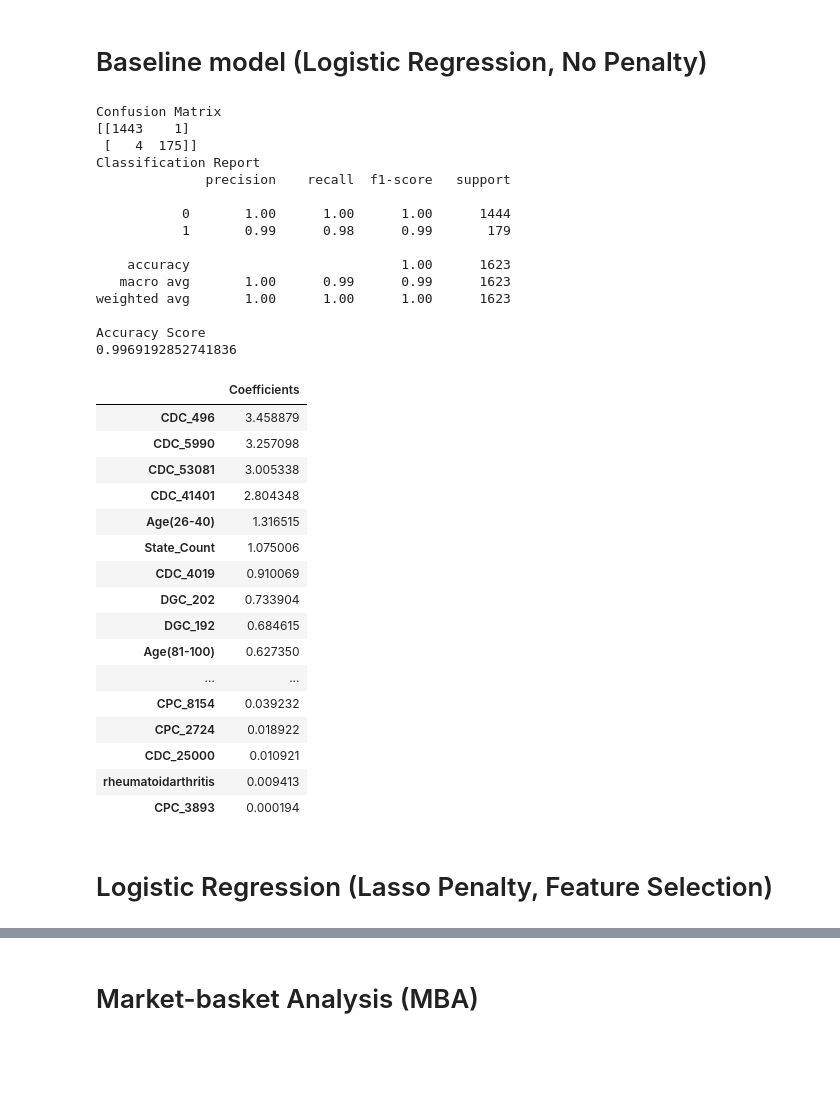
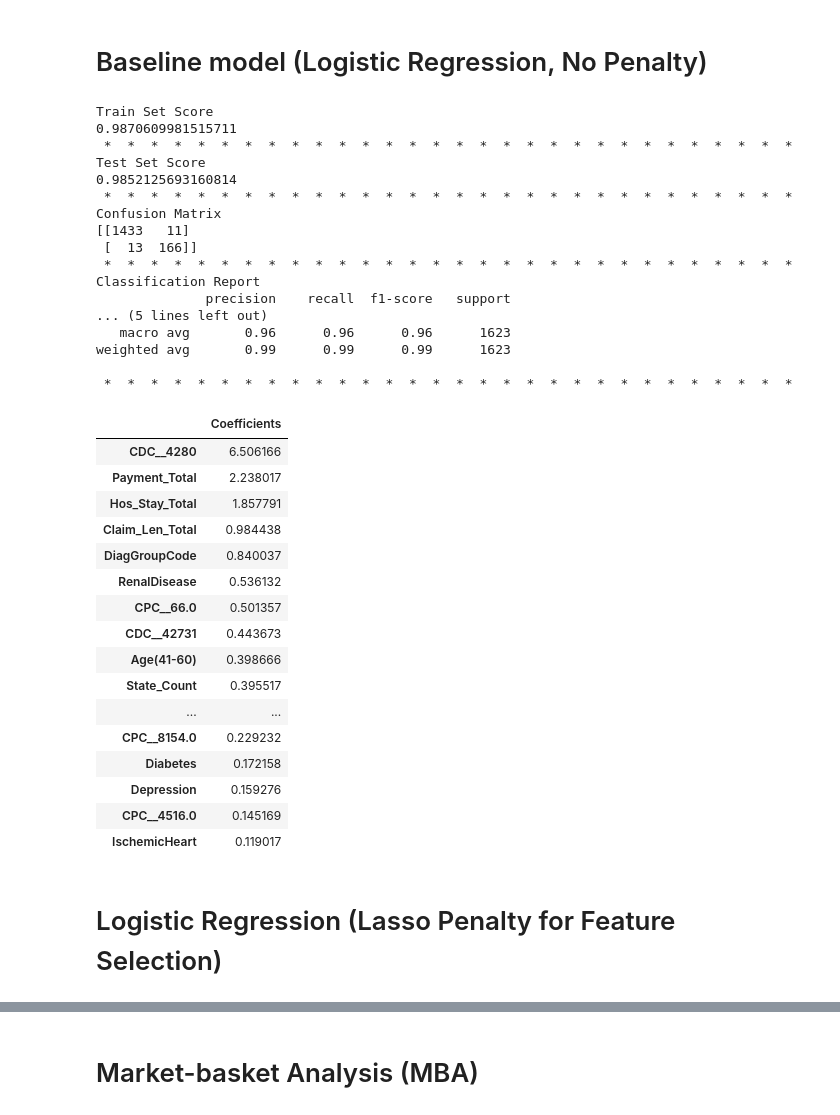
Before and after one commit to SubornaN/Health_Care_Fraud_Detection, a Jupyter notebook: Fraud_Detection_EDA_4.ipynb, the cells around one changed output, grey strips where cells are left out. Saved outputs shown, nothing was run; the diff lists cells and outputs as text; code cells hidden in the pictures; blank space fills up the shorter version.

```diff
--- a/Fraud_Detection_EDA_4.ipynb
+++ b/Fraud_Detection_EDA_4.ipynb
@@ -22,8 +23,9 @@ from sklearn.metrics import classification_report, confusion_matrix, accuracy_sc
 pd.set_option('display.max_columns', 100) # shows all the columns
 
 # loading all the datasets
-features_1 = pd.read_csv('/Users/suborna/Github/Capstone_Project/Data/Combined_Provider.csv')
-features_2 = pd.read_csv('/Users/suborna/Github/Capstone_Project/Data/Final_Provider.csv')
+features_1 = pd.read_csv('/Users/suborna/Github/Capstone_Project/Data/new_features.csv') # Suborna
+features_2 = pd.read_csv('/Users/suborna/Github/Capstone_Project/Data/Final_Provider.csv') # Anthony
+features_2 = features_2.fillna(0)
 
 # dropping because this column already exist in features_2, we don't need duplicates
 features_1 = features_1.drop('PotentialFraud', axis = 1)
@@ -73,11 +74,8 @@ All_Features.loc[All_Features.Provider == 'PRV51003']
 # %% [markdown]
 # Baseline model (Logistic Regression, No Penalty)
 # %%
-# define class weights
-w = {0:9, 1:91}
-
 # Create instance of Logistic Regression Class
-lm = LogisticRegression(class_weight = 'balanced', solver = 'liblinear', random_state = 42)
+lm = LogisticRegression(class_weight = 'balanced', solver = 'saga', random_state = 42, max_iter = 10000)
 # %%
 # preparing dataset for train, test, split
 X = Train_set.drop('PotentialFraud', axis = 1)
@@ -106,44 +104,46 @@ print('Classification Report')
 print(classification_report(y_test, y_pred))
 print(' * ' * 30)
 # %% [output]
+Train Set Score
+0.9870609981515711
+ *  *  *  *  *  *  *  *  *  *  *  *  *  *  *  *  *  *  *  *  *  *  *  *  *  *  *  *  *  *
+Test Set Score
+0.9852125693160814
+ *  *  *  *  *  *  *  *  *  *  *  *  *  *  *  *  *  *  *  *  *  *  *  *  *  *  *  *  *  *
 Confusion Matrix
-[[1443    1]
- [   4  175]]
+[[1433   11]
+ [  13  166]]
+ *  *  *  *  *  *  *  *  *  *  *  *  *  *  *  *  *  *  *  *  *  *  *  *  *  *  *  *  *  *
 Classification Report
               precision    recall  f1-score   support
+... (5 lines left out)
+   macro avg       0.96      0.96      0.96      1623
+weighted avg       0.99      0.99      0.99      1623
 
-           0       1.00      1.00      1.00      1444
-           1       0.99      0.98      0.99       179
-
-    accuracy                           1.00      1623
-   macro avg       1.00      0.99      0.99      1623
-weighted avg       1.00      1.00      1.00      1623
-
-Accuracy Score
-0.9969192852741836
+ *  *  *  *  *  *  *  *  *  *  *  *  *  *  *  *  *  *  *  *  *  *  *  *  *  *  *  *  *  *
 # %%
-Features = pd.DataFrame(np.column_stack(lm.coef_ ), index = x.columns, columns = ['Coefficients'])
-Features.loc[Features.Coefficients > 0].sort_values(ascending = False, by = 'Coefficients')
+Features = pd.DataFrame(np.column_stack(lm.coef_ ), index = X.columns, columns = ['Coefficients'])
+Features.loc[Features.Coefficients > 0.099].sort_values(ascending = False, by = 'Coefficients')
 # %% [output]
 |  | Coefficients |
-| CDC_496 | 3.458879 |
-| CDC_5990 | 3.257098 |
-| CDC_53081 | 3.005338 |
-| CDC_41401 | 2.804348 |
-| Age(26-40) | 1.316515 |
-| State_Count | 1.075006 |
-| CDC_4019 | 0.910069 |
-| DGC_202 | 0.733904 |
-| DGC_192 | 0.684615 |
-| Age(81-100) | 0.627350 |
+| CDC__4280 | 6.506166 |
+| Payment_Total | 2.238017 |
+| Hos_Stay_Total | 1.857791 |
+| Claim_Len_Total | 0.984438 |
+| DiagGroupCode | 0.840037 |
+| RenalDisease | 0.536132 |
+| CPC__66.0 | 0.501357 |
+| CDC__42731 | 0.443673 |
+| Age(41-60) | 0.398666 |
+| State_Count | 0.395517 |
 | ... | ... |
-| CPC_8154 | 0.039232 |
-| CPC_2724 | 0.018922 |
-| CDC_25000 | 0.010921 |
-| rheumatoidarthritis | 0.009413 |
-| CPC_3893 | 0.000194 |
+| CPC__8154.0 | 0.229232 |
+| Diabetes | 0.172158 |
+| Depression | 0.159276 |
+| CPC__4516.0 | 0.145169 |
+| IschemicHeart | 0.119017 |
 # %% [markdown]
-# Logistic Regression (Lasso Penalty, Feature Selection)
+# Logistic Regression (Lasso Penalty for Feature Selection)
 # %%
 X = Train_set.drop('PotentialFraud', axis = 1)
 y = Train_set['PotentialFraud']
```
Also changed, not shown: parts of 88 cells of this notebook.
